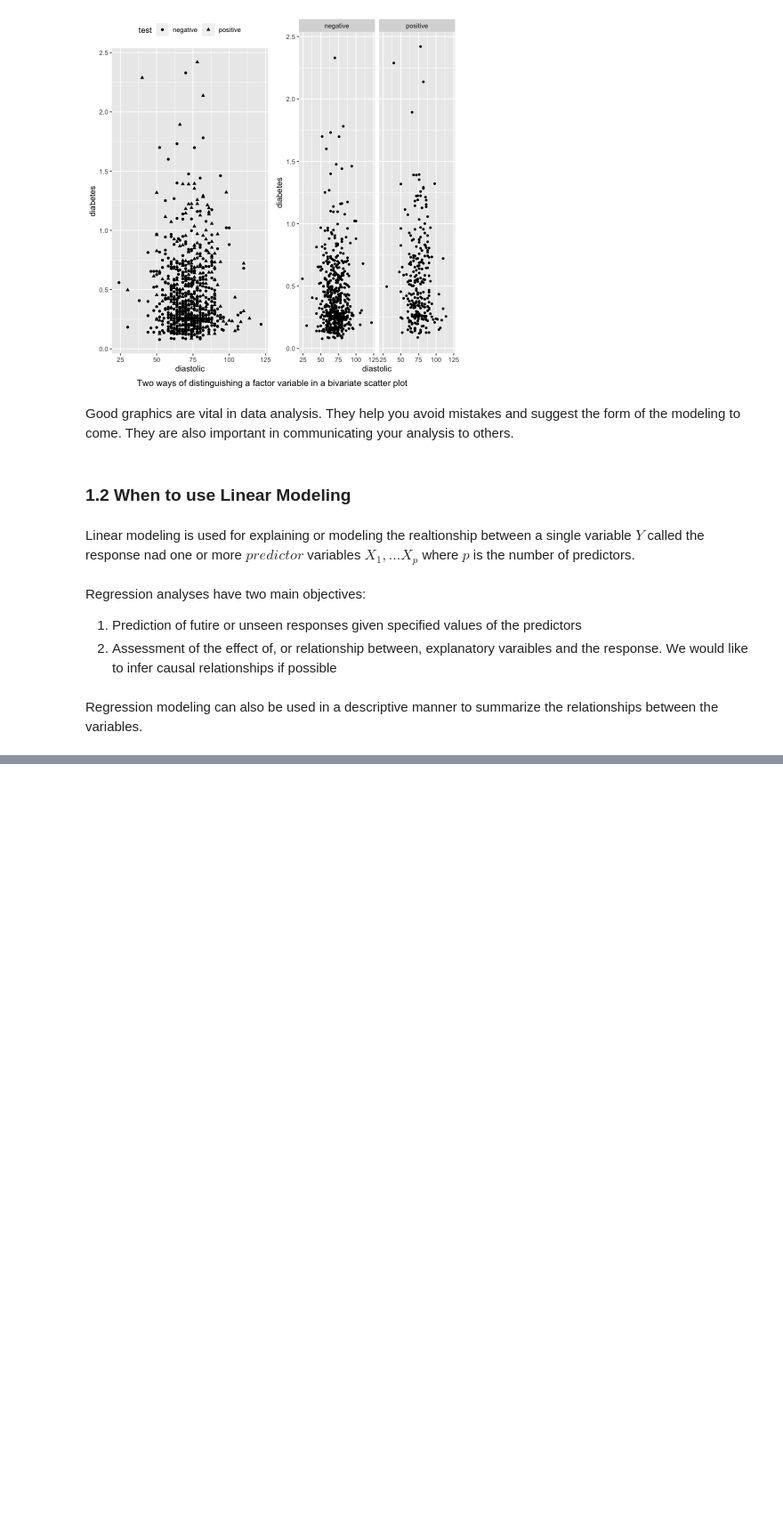
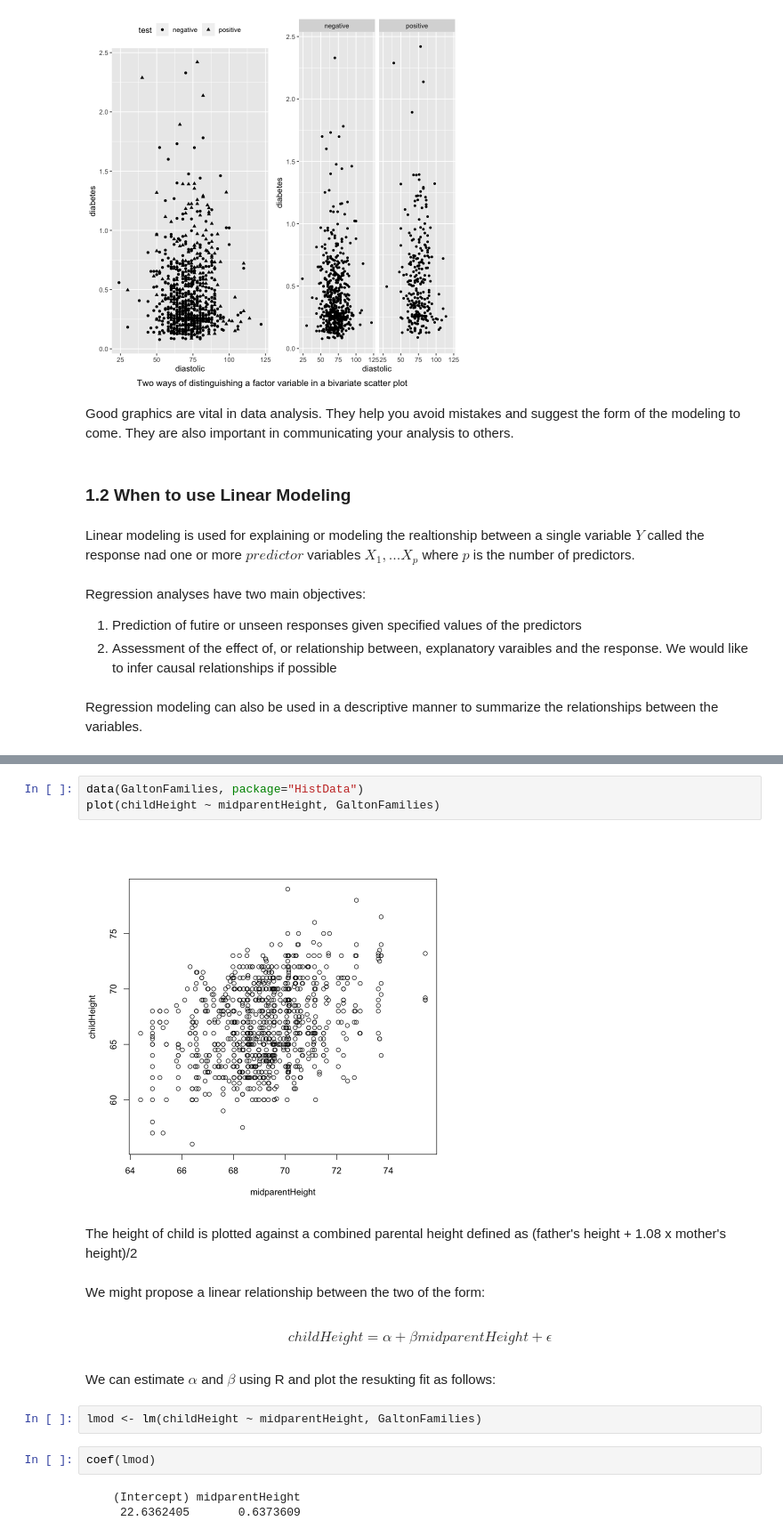
Before and after one commit to rajansawhney/linear-models-with-R, a Jupyter notebook: notebook/01-intro.ipynb, the cells around one changed output, grey strips where cells are left out. Shown at 89% size. Cells and saved outputs as stored; diff of their text form; blank space fills up the shorter version.

```diff
--- a/notebook/01-intro.ipynb
+++ b/notebook/01-intro.ipynb
@@ -216,0 +311,22 @@ Regression modeling can also be used in a descriptive manner to summarize the re
+# %%
+data(GaltonFamilies, package="HistData")
+plot(childHeight ~ midparentHeight, GaltonFamilies)
+# %% [output]
+[figure, added]
+# %% [markdown]
+The height of child is plotted against a combined parental height defined as (father's height + 1.08 x mother's height)/2
+# %% [markdown]
+We might propose a linear relationship between the two of the form:
+# %% [markdown]
+$$
+childHeight = \alpha + \beta midparentHeight + \epsilon
+$$
+# %% [markdown]
+We can estimate $\alpha$ and $\beta$ using R and plot the resukting fit as follows:
+# %%
+lmod <- lm(childHeight ~ midparentHeight, GaltonFamilies)
+# %%
+coef(lmod)
+# %% [output]
+    (Intercept) midparentHeight
+     22.6362405       0.6373609
```
Also changed, not shown: parts of 39 cells of this notebook.
